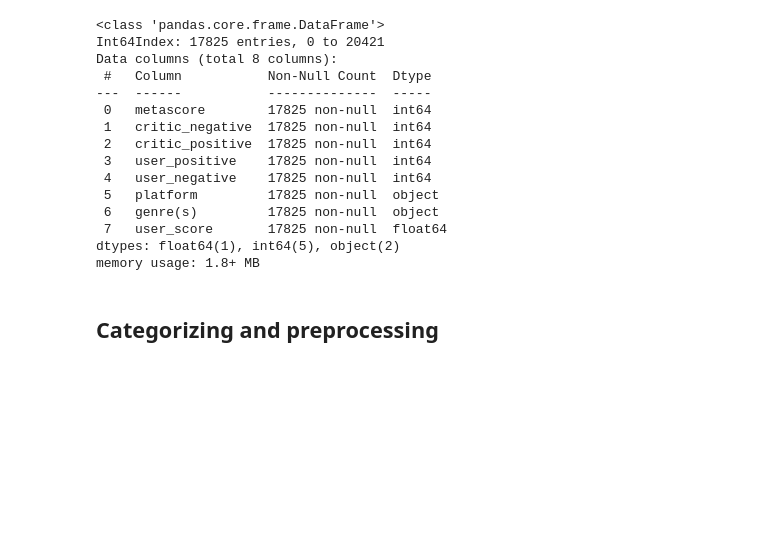
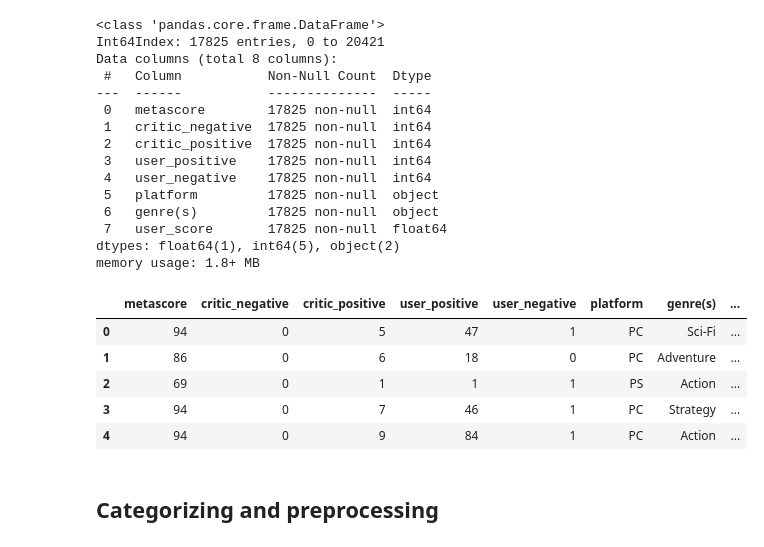
Before and after one commit to vseredovych/ML, a Jupyter notebook: IT/IT1/Linear Regression - IT.ipynb, the cells around one changed output. Saved outputs shown, nothing was run; the diff lists cells and outputs as text; code cells hidden in the pictures; blank space fills up the shorter version.

```diff
--- a/IT/IT1/Linear Regression - IT.ipynb
+++ b/IT/IT1/Linear Regression - IT.ipynb
@@ -196,7 +196,14 @@ Data columns (total 8 columns):
 dtypes: float64(1), int64(5), object(2)
 memory usage: 1.8+ MB
 # %%
-df.h
+df.head()
+# %% [output]
+|  | metascore | critic_negative | critic_positive | user_positive | user_negative | platform | genre(s) | ... |
+| 0 | 94 | 0 | 5 | 47 | 1 | PC | Sci-Fi | ... |
+| 1 | 86 | 0 | 6 | 18 | 0 | PC | Adventure | ... |
+| 2 | 69 | 0 | 1 | 1 | 1 | PS | Action | ... |
+| 3 | 94 | 0 | 7 | 46 | 1 | PC | Strategy | ... |
+| 4 | 94 | 0 | 9 | 84 | 1 | PC | Action | ... |
 # %% [markdown]
 ## Categorizing and preprocessing
 # %%
```
Also changed, not shown: parts of 1 cell of this notebook.
